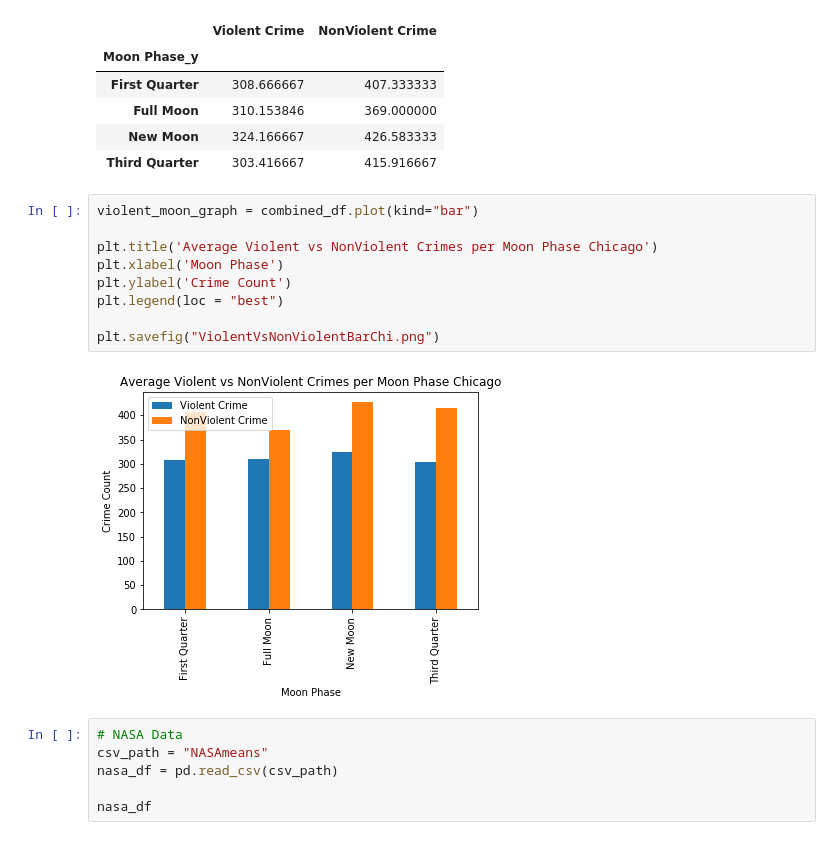
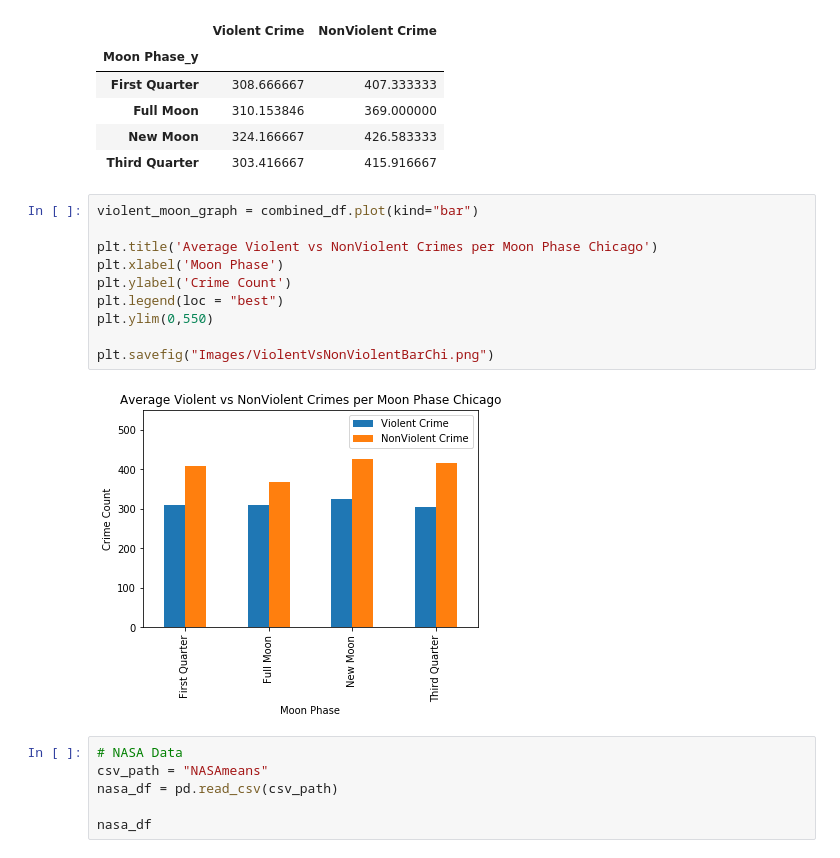
Before and after one commit to NHigs58/Project-1-, a Jupyter notebook: Graphs.ipynb, the cells around one changed output. Cells and saved outputs as stored; diff of their text form.

```diff
--- a/Graphs.ipynb
+++ b/Graphs.ipynb
@@ -313,14 +316,15 @@ combined_df
 # %%
 violent_moon_graph = combined_df.plot(kind="bar")
 
 plt.title('Average Violent vs NonViolent Crimes per Moon Phase Chicago')
 plt.xlabel('Moon Phase')
 plt.ylabel('Crime Count')
 plt.legend(loc = "best")
+plt.ylim(0,550)
 
-plt.savefig("ViolentVsNonViolentBarChi.png")
+plt.savefig("Images/ViolentVsNonViolentBarChi.png")
 # %% [output]
-[figure, old version]
+[figure, new version]
 # %%
 # NASA Data
 csv_path = "NASAmeans"
```
Also changed, not shown: parts of 8 cells of this notebook, 22 other files.
